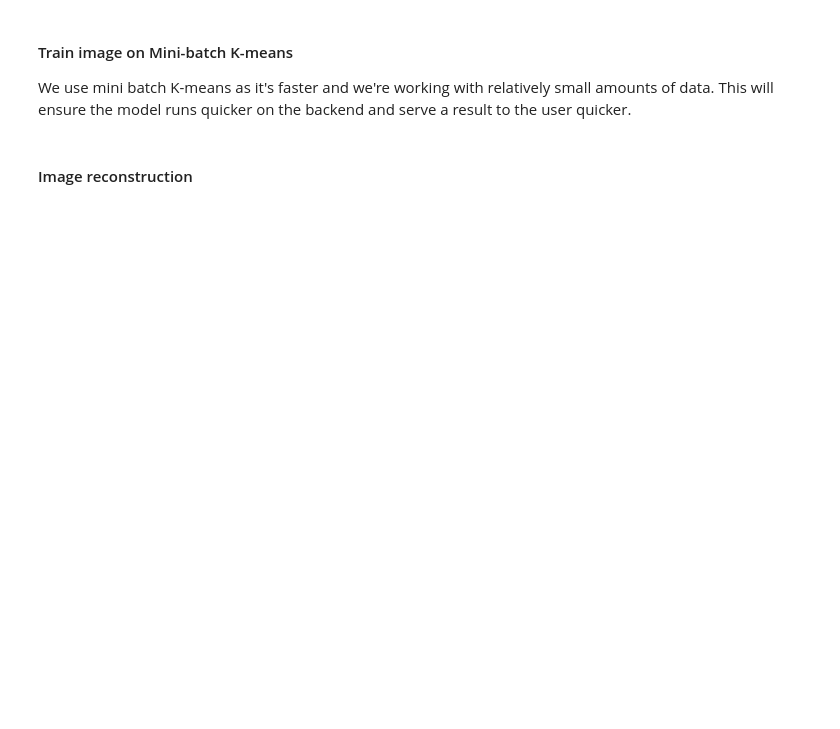
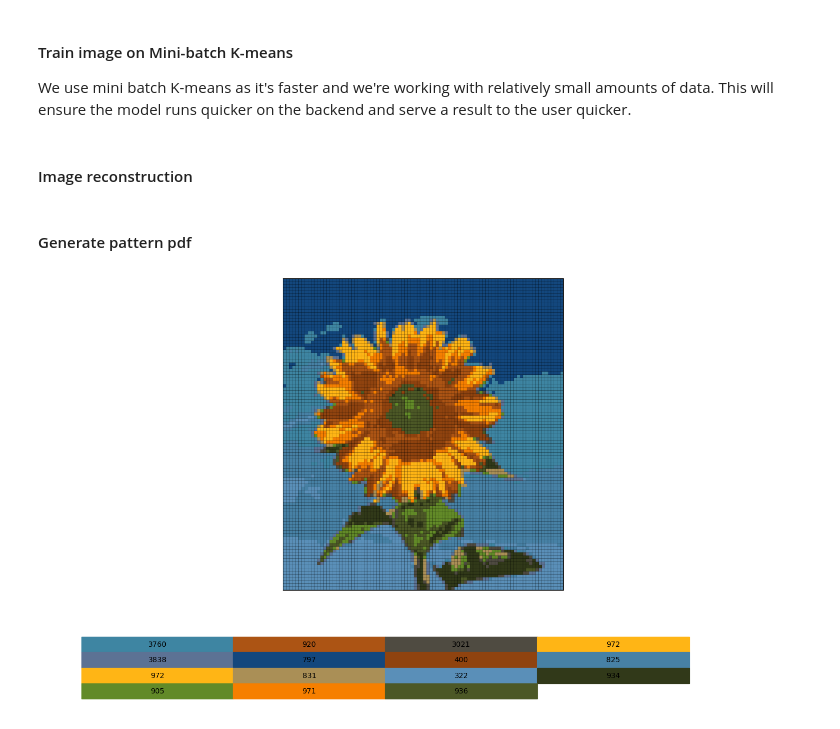
Before and after one commit to keatonmartin/cross-stitch-maker, a Jupyter notebook: backend/kmeans.ipynb, the cells around one changed output. Drawn from its saved outputs; the diff is of its cells as text; code cells hidden in the pictures; blank space fills up the shorter version.

Commit message:
Add grid and color legend to notebook

```diff
--- a/backend/kmeans.ipynb
+++ b/backend/kmeans.ipynb
@@ -45,9 +51,13 @@ def convertPaletteToDMC(palette, dmc_url):
     PURPOSE:
     This function accepts a palette (codebook) and converts it into
     RGB colors that represent DMC floss.
+    It returns a list of two items, the first is a typical codebook
+    The second is a list consisting of pairs of RGB colors and DMC ids, used for the legend
     """
     dmc_df = pd.read_csv(dmc_url, header = None)
-    return np.asarray([resolvePixel(pix, dmc_df) for pix in palette])
+    dmc_colors = [resolvePixel(pix, dmc_df) for pix in palette]
+    rgb = [x[0] for x in dmc_colors]
+    return [np.asarray(rgb), dmc_colors]
 
 def resolvePixel(pixel, df):
     """
@@ -59,21 +69,60 @@ def resolvePixel(pixel, df):
     """
     bestDist = 99999 # initialize distance to some large number
     bestColor = -1   # initialize color to some dummy value
-    # bestDescription = "" # in case you want to use description
+    bestID = -1
     for color in df.iterrows():
         dist = np.sqrt(np.sum((pixel-color[1][1:-1])**2)) # compute euclidean distance between DMC color and pixel
         if dist < bestDist: # if it does better, update
             bestDist = dist
             bestColor = color[1][1:-1]
-            # bestDescription = color[1][4]
-    return np.asarray(bestColor) # return as numpy array
-
+            bestID = color[1][0]
+    return [np.asarray(bestColor), bestID] # rgb and dmc id
 
 def gen_image(palette, labels, w, h):
     return palette[labels].reshape(w, h, -1) # -1 means infer third dimension (should be 3)
 
 palette = convertPaletteToDMC(kmeans.cluster_centers_, "https://storage.googleapis.com/dmc-cathacks/dmc.csv")
+colors = palette[1]
+colors = [[x[0] / 255, x[1]] for x in colors]
+palette = palette[0]
+
 finalImageArray = gen_image(palette, labels, w, h).astype(np.uint8) # convert floats to uint8 for PIL
 finalImage = Image.fromarray(finalImageArray) # create PIL image from output array
-
-# plt.imshow(finalImage) # uncomment to show result, hidden to not distort GitHub language percentages
+# %% [markdown]
+#### Generate pattern pdf
+# %%
+from matplotlib.patches import Rectangle
+
+fig, (imAxis, colorAxis) = plt.subplots(2, 1, height_ratios=[4,1]) # create figure
+
+imAxis.imshow(finalImage, extent=[0, finalImage.width, 0, finalImage.height], snap=False) # add image to subplot
+imAxis.set_xticks([x for x in range(finalImage.width)]) # set ticks at one pixel intervals
+imAxis.set_yticks([y for y in range(finalImage.height)])
+imAxis.grid(color='black', linestyle='-', linewidth=0.2, snap=False) # add grid
+
+imAxis.set_xticklabels([]) # remove tick labels
+imAxis.set_yticklabels([])
+imAxis.tick_params(axis='both', which='both', length=0) # remove ticks
+
+# define the position and size of the colorbar
+bar_height = 0.2
+bar_left = 0.05
+bar_bottom = 0.7
+row_size = 4
+
+# create a rectangle for each color and add it to the plot
+for i, (rgb, name) in enumerate(colors):
+    row = i // row_size
+    column = i % row_size
+    rect = Rectangle((bar_left + column*bar_height, bar_bottom - row*bar_height), bar_height, bar_height, color=rgb)
+    colorAxis.add_patch(rect)
+    colorAxis.text(bar_left + column*bar_height + bar_height/2, bar_bottom + bar_height/2 - row*bar_height, name, ha='center', va='center')
+
+# hide the axis and show the plot
+colorAxis.set_axis_off()
+
+fig.set_size_inches(18.5, 10.5)
+
+fig.savefig("output.pdf")
+# %% [output]
+[figure, added]
```
Also changed, not shown: parts of 2 cells of this notebook, 1 other file.
